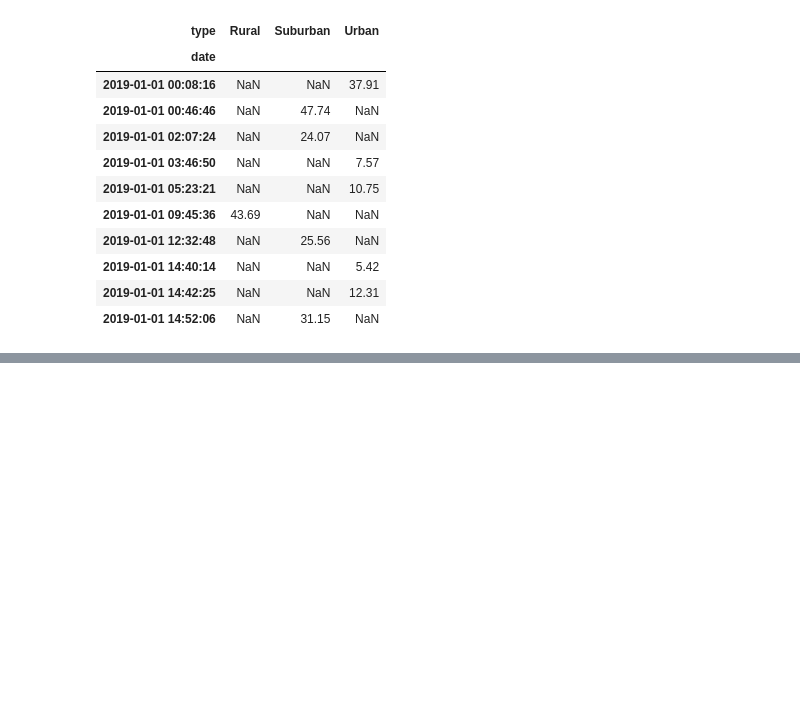
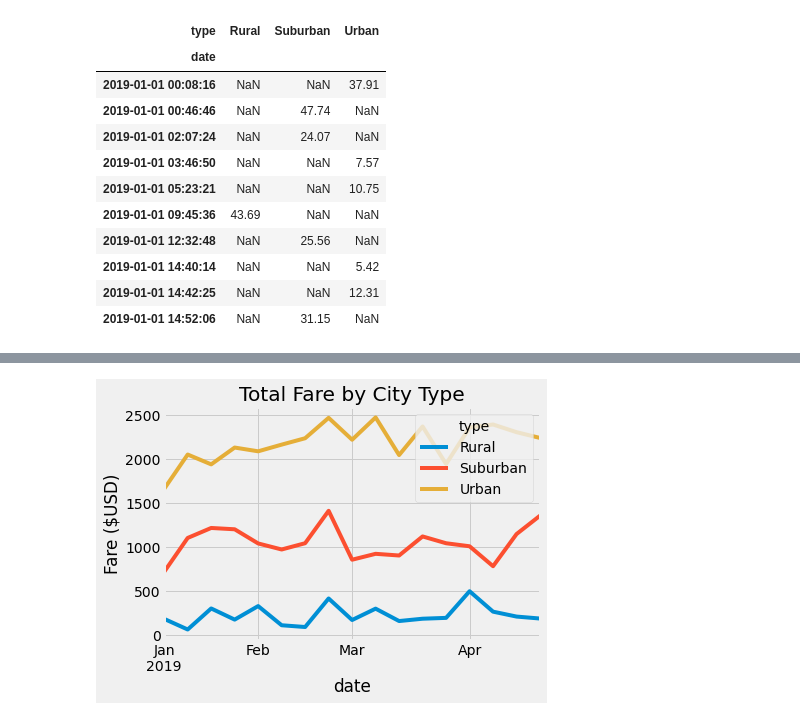
Before and after one commit to aj-valentine/PyBer_Analysis, a Jupyter notebook: PyBer_Challenge.ipynb, the cells around one changed output, grey strips where cells are left out. Drawn from its saved outputs; the diff is of its cells as text; code cells hidden in the pictures; blank space fills up the shorter version.

```diff
--- a/PyBer_Challenge.ipynb
+++ b/PyBer_Challenge.ipynb
@@ -163,4 +163,6 @@ pyber_data_pivot.head(10)
 | 2019-01-01 14:42:25 | NaN | NaN | 12.31 |
 | 2019-01-01 14:52:06 | NaN | 31.15 | NaN |
 # %%
-# 12. Create a new DataFrame from the pivot table DataFrame using loc on the given dates, '2018-01-01':'2018-04-29'.
+# 12. Create a new DataFrame from the pivot table DataFrame using loc on the given dates, '2019-01-01':'2019-04-29'.
+new_date_range_df = pyber_data_pivot.loc['2019-01-01':'2019-04-29']
+new_date_range_df
@@ -167,5 +184,6 @@ pyber_data_pivot.head(10)
 # %%
-# 13. Set the "date" index to datetime datatype. This is necessary to use the resample() method in Step 8.
+# 13. Set the "date" index to datetime datatype. This is necessary to use the resample() method in Step 15.
 # df.index = pd.to_datetime(df.index)
+new_date_range_df.index = pd.to_datetime(new_date_range_df.index)
 # %%
 # 14. Check that the datatype for the index is datetime using df.info()
@@ -172,2 +202,4 @@ pyber_data_pivot.head(10)
 # %%
 # 15. Create a new DataFrame using the "resample()" function by week 'W' and get the sum of the fares for each week.
+new_date_range_df_week = new_date_range_df.resample("W").sum()
+new_date_range_df_week.head(10)
@@ -174,7 +219,13 @@ pyber_data_pivot.head(10)
 # %%
 # 16. Using the object-oriented interface method, plot the resample DataFrame using the df.plot() function.
 
 # Import the style from Matplotlib.
 from matplotlib import style
 # Use the graph style fivethirtyeight.
+new_date_range_df_week.plot()
 style.use('fivethirtyeight')
+plt.title("Total Fare by City Type")
+plt.ylabel("Fare ($USD)")
+plt.show()
+# %% [output]
+[figure, added]
```
Also changed, not shown: parts of 3 cells of this notebook.
